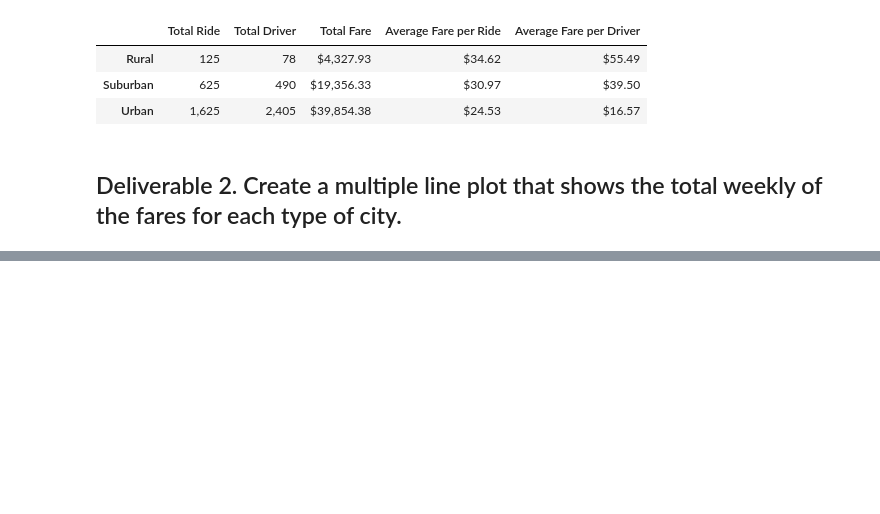
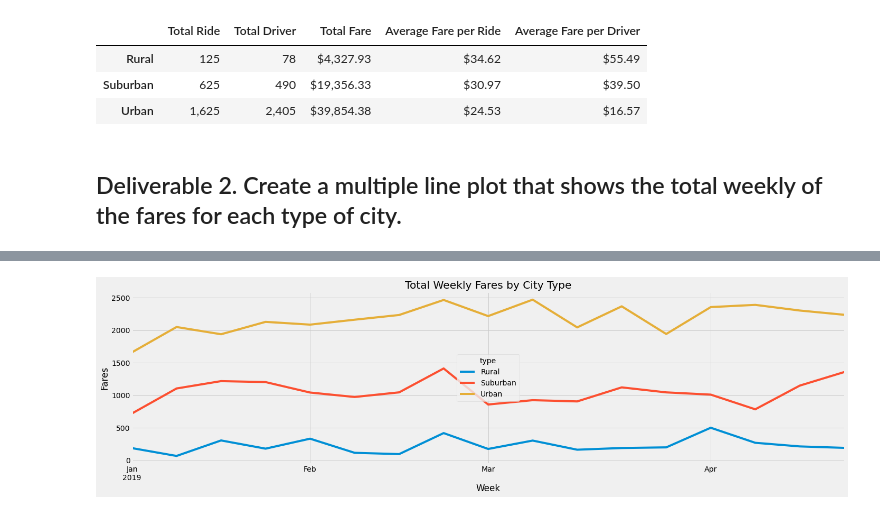
Before and after one commit to dennisphan/05_PyBer_Analysis, a Jupyter notebook: PyBer_Challenge.ipynb, the cells around one changed output, grey strips where cells are left out. Drawn from its saved outputs; the diff is of its cells as text; code cells hidden in the pictures; blank space fills up the shorter version.

Commit message:
Complete graphing total fares by city type

```diff
--- a/PyBer_Challenge.ipynb
+++ b/PyBer_Challenge.ipynb
@@ -129,3 +177,5 @@ pyber_summary_df
 # %%
 # 4. Create a pivot table with the 'date' as the index, the columns ='type', and values='fare'
 # to get the total fares for each type of city by the date.
+date_type_table = pd.pivot_table(date_type_df, values = "fare", index=['date'], columns=['type'], aggfunc=np.sum)
+date_type_table.head(10)
@@ -132,2 +195,3 @@ pyber_summary_df
 # %%
 # 5. Create a new DataFrame from the pivot table DataFrame using loc on the given dates, '2019-01-01':'2019-04-29'.
+filtered_date_df = date_type_table.loc['2019-01-01':'2019-04-29', ]
@@ -134,3 +213,4 @@ pyber_summary_df
 # %%
 # 6. Set the "date" index to datetime datatype. This is necessary to use the resample() method in Step 8.
 # df.index = pd.to_datetime(df.index)
+filtered_date_df.index = pd.to_datetime(filtered_date_df.index)
@@ -139,2 +246,3 @@ pyber_summary_df
 # %%
 # 8. Create a new DataFrame using the "resample()" function by week 'W' and get the sum of the fares for each week.
+weekly_fare_df = filtered_date_df.resample('W').sum()
@@ -141,7 +269,20 @@ pyber_summary_df
 # %%
 # 8. Using the object-oriented interface method, plot the resample DataFrame using the df.plot() function.
 
 # Import the style from Matplotlib.
 from matplotlib import style
 # Use the graph style fivethirtyeight.
 style.use('fivethirtyeight')
+
+weekly_fares = weekly_fare_df.plot(figsize = (20,6))
+# Add a title
+weekly_fares.set_title("Total Weekly Fares by City Type")
+#  Add a x- and y-axis label.
+weekly_fares.set_xlabel("Week")
+weekly_fares.set_ylabel("Fares")
+
+plt.savefig("analysis/Fig8_Total_Fare_by_City_Type.png")
+plt.tight_layout()
+plt.show()
+# %% [output]
+[figure, added]
```
Also changed, not shown: parts of 9 cells of this notebook.
